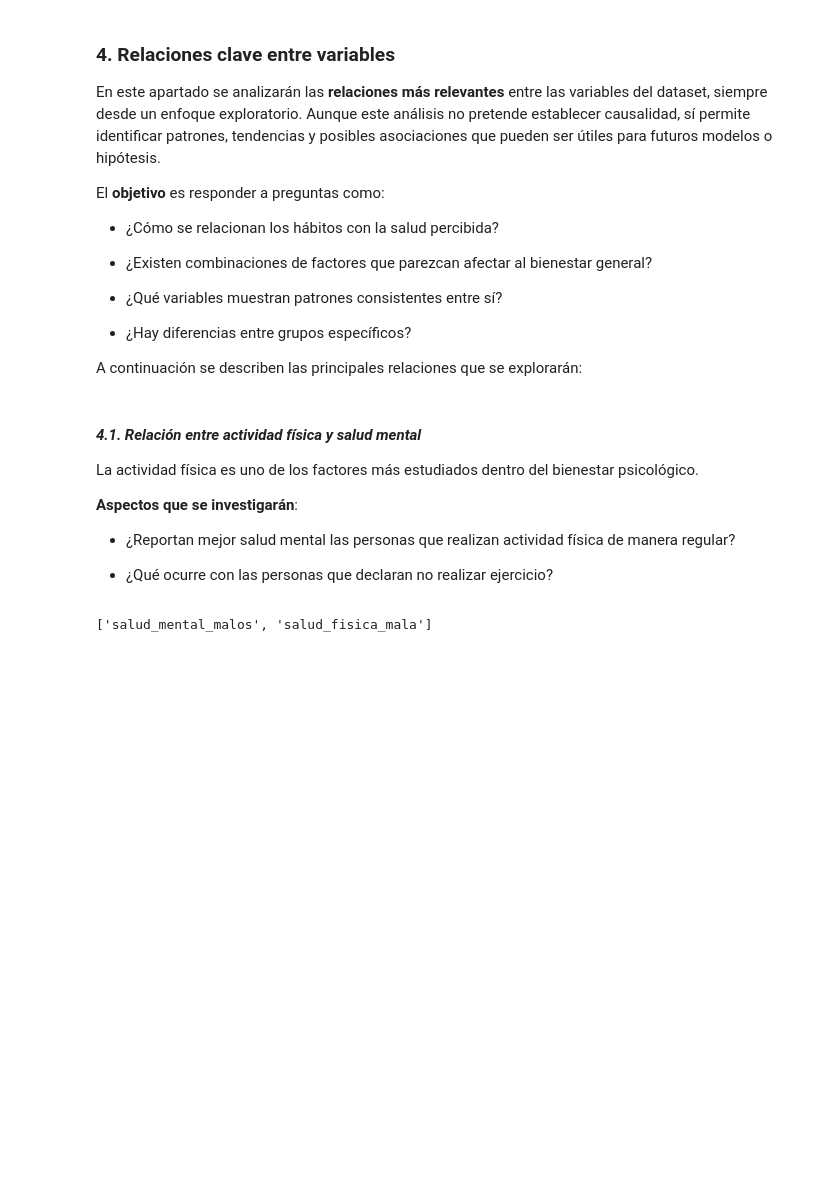
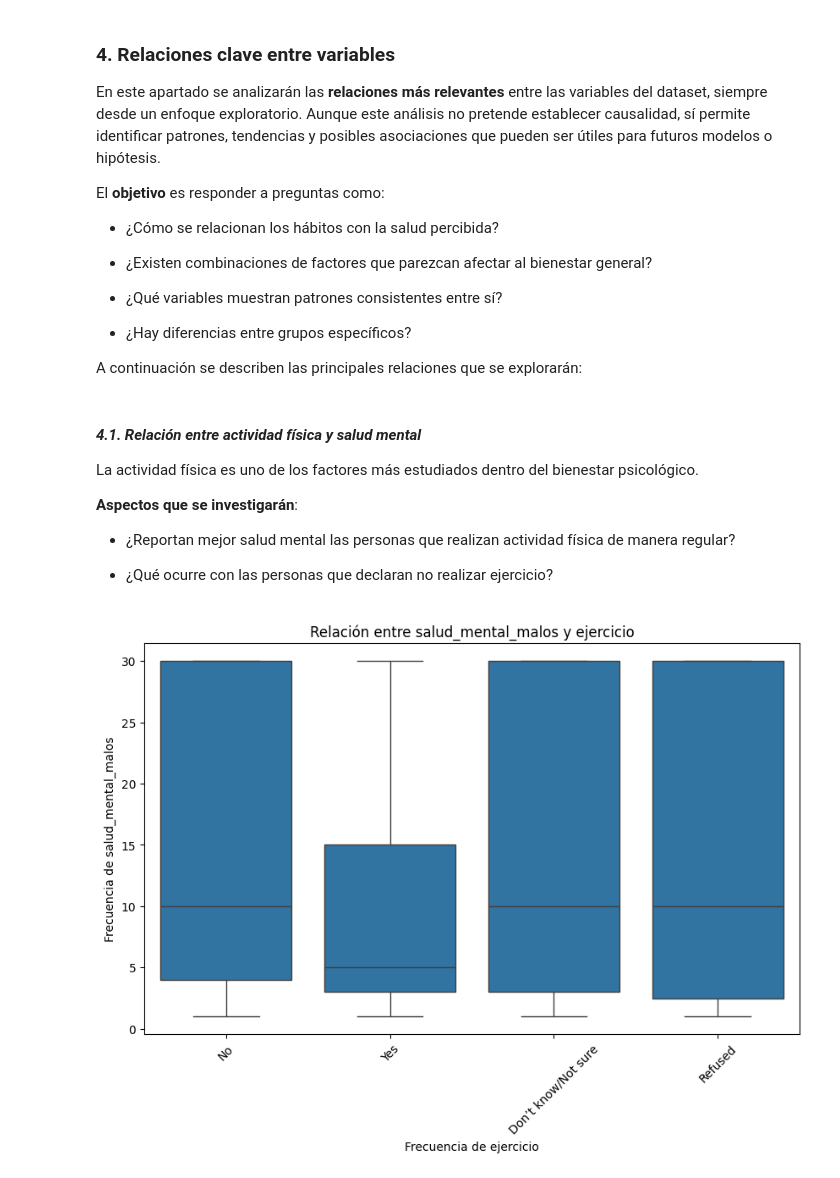
Before and after one commit to somm14/projects-evolve, a Jupyter notebook: EDA/notebooks/04_Visualizaciones_y_analisis.ipynb, the cells around one changed output. Cells and saved outputs as stored; diff of their text form; code cells hidden in the pictures; blank space fills up the shorter version.

```diff
--- a/EDA/notebooks/04_Visualizaciones_y_analisis.ipynb
+++ b/EDA/notebooks/04_Visualizaciones_y_analisis.ipynb
@@ -118,4 +74,0 @@ def plot_categorical_numerical_relationship(df, categorical_col, numerical_col,
-# %%
-num_cols
-# %% [output]
-['salud_mental_malos', 'salud_fisica_mala']
@@ -123,0 +75,4 @@ plot_categorical_numerical_relationship(df, 'ejercicio', 'salud_mental_malos', s
+# %%
+boxplot_cat_num(df, 'ejercicio', 'salud_mental_malos')
+# %% [output]
+[figure, added]
```
Also changed, not shown: parts of 9 cells of this notebook, 3 other files.
